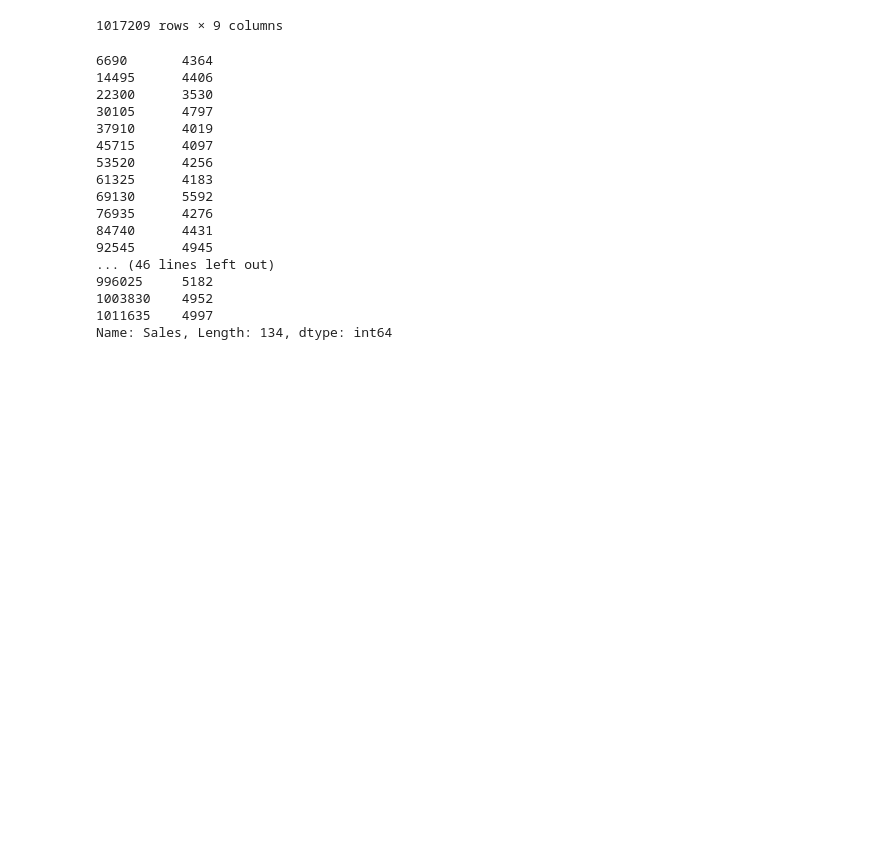
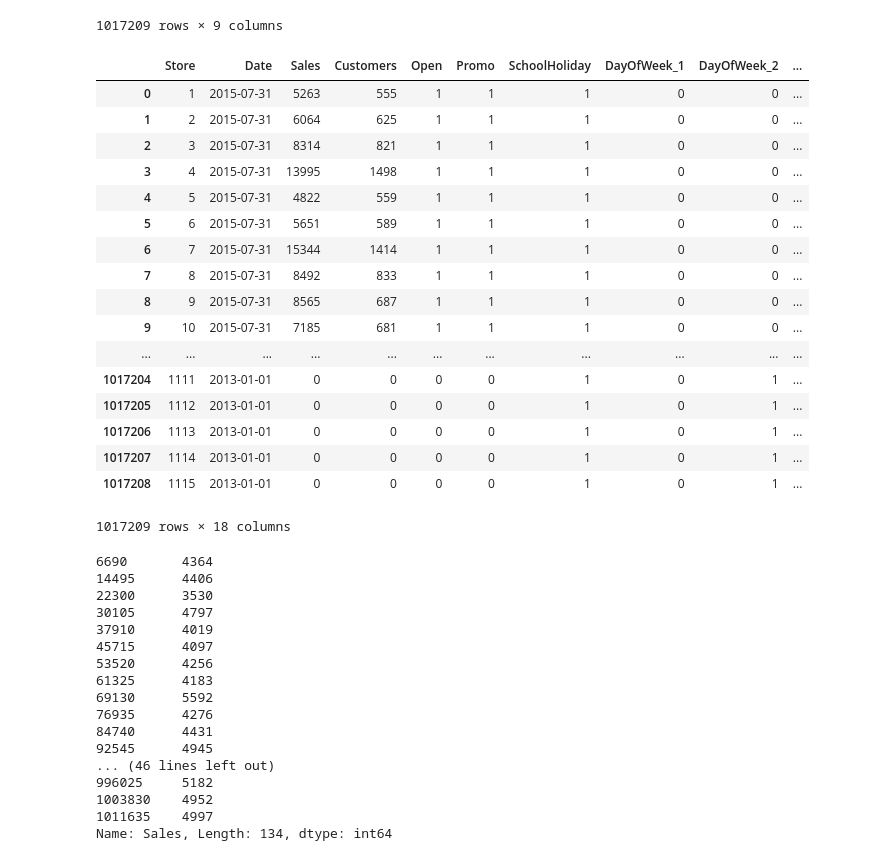
Before and after one commit to fenomeno711/rossmann, a Jupyter notebook: notebooks/Rossmann1.ipynb, the cells around one changed output. Saved outputs shown, nothing was run; the diff lists cells and outputs as text; code cells hidden in the pictures; blank space fills up the shorter version.

```diff
--- a/notebooks/Rossmann1.ipynb
+++ b/notebooks/Rossmann1.ipynb
@@ -24,6 +24,27 @@ rawdata
 | 1017207 | 1114 | 2 | 2013-01-01 | 0 | 0 | 0 | 0 | a | 1 |
 | 1017208 | 1115 | 2 | 2013-01-01 | 0 | 0 | 0 | 0 | a | 1 |
 1017209 rows × 9 columns
+# %%
+pd.get_dummies(rawdata, columns=['DayOfWeek', 'StateHoliday'])
+# %% [output]
+|  | Store | Date | Sales | Customers | Open | Promo | SchoolHoliday | DayOfWeek_1 | DayOfWeek_2 | ... |
+| 0 | 1 | 2015-07-31 | 5263 | 555 | 1 | 1 | 1 | 0 | 0 | ... |
+| 1 | 2 | 2015-07-31 | 6064 | 625 | 1 | 1 | 1 | 0 | 0 | ... |
+| 2 | 3 | 2015-07-31 | 8314 | 821 | 1 | 1 | 1 | 0 | 0 | ... |
+| 3 | 4 | 2015-07-31 | 13995 | 1498 | 1 | 1 | 1 | 0 | 0 | ... |
+| 4 | 5 | 2015-07-31 | 4822 | 559 | 1 | 1 | 1 | 0 | 0 | ... |
+| 5 | 6 | 2015-07-31 | 5651 | 589 | 1 | 1 | 1 | 0 | 0 | ... |
+| 6 | 7 | 2015-07-31 | 15344 | 1414 | 1 | 1 | 1 | 0 | 0 | ... |
+| 7 | 8 | 2015-07-31 | 8492 | 833 | 1 | 1 | 1 | 0 | 0 | ... |
+| 8 | 9 | 2015-07-31 | 8565 | 687 | 1 | 1 | 1 | 0 | 0 | ... |
+| 9 | 10 | 2015-07-31 | 7185 | 681 | 1 | 1 | 1 | 0 | 0 | ... |
+| ... | ... | ... | ... | ... | ... | ... | ... | ... | ... | ... |
+| 1017204 | 1111 | 2013-01-01 | 0 | 0 | 0 | 0 | 1 | 0 | 1 | ... |
+| 1017205 | 1112 | 2013-01-01 | 0 | 0 | 0 | 0 | 1 | 0 | 1 | ... |
+| 1017206 | 1113 | 2013-01-01 | 0 | 0 | 0 | 0 | 1 | 0 | 1 | ... |
+| 1017207 | 1114 | 2013-01-01 | 0 | 0 | 0 | 0 | 1 | 0 | 1 | ... |
+| 1017208 | 1115 | 2013-01-01 | 0 | 0 | 0 | 0 | 1 | 0 | 1 | ... |
+1017209 rows × 18 columns
 # %%
 rawdata[(rawdata.loc[:,'Store'] == 1) & (rawdata.loc[:,'DayOfWeek'] == 6)].loc[:,'Sales']
 # %% [output]
```
Also changed, not shown: 4 other files.
